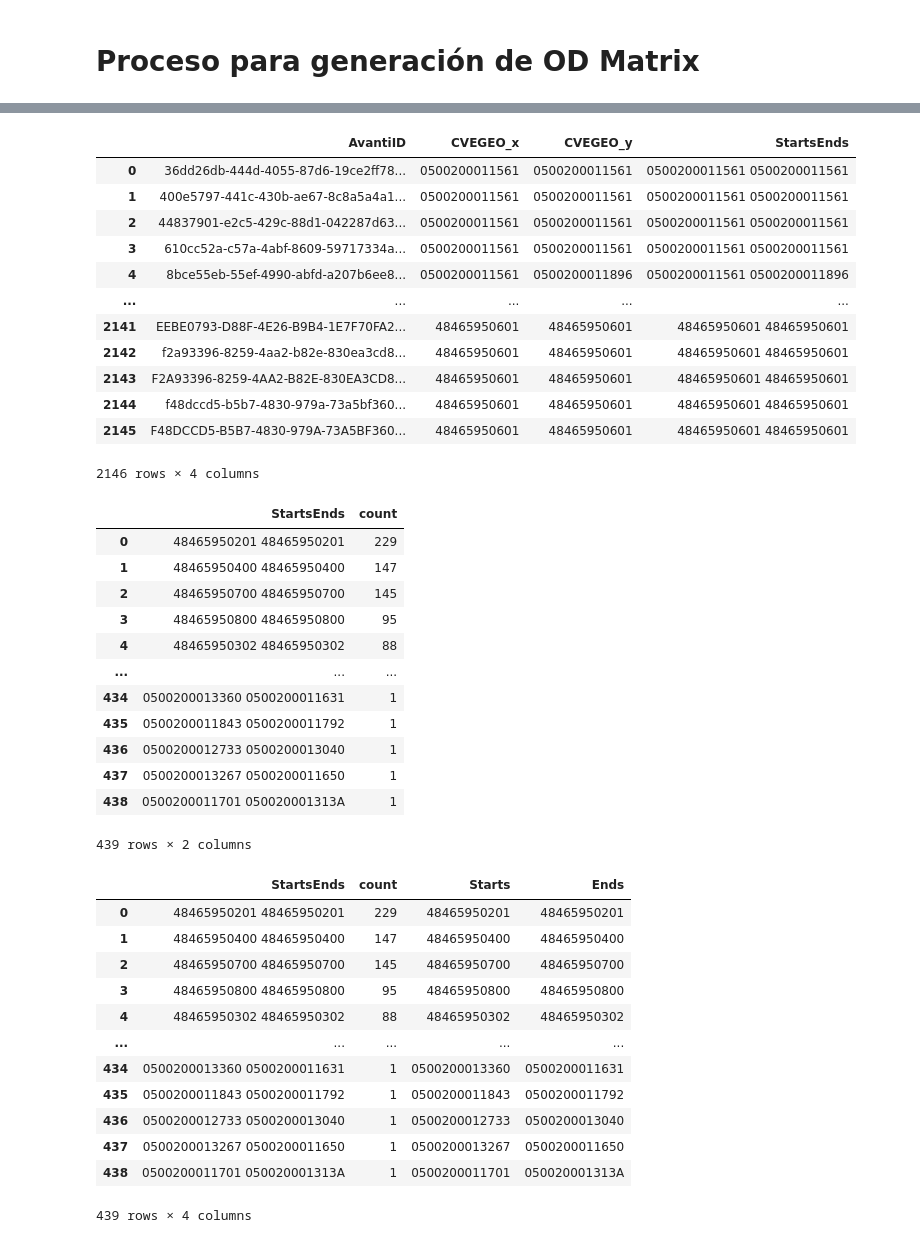
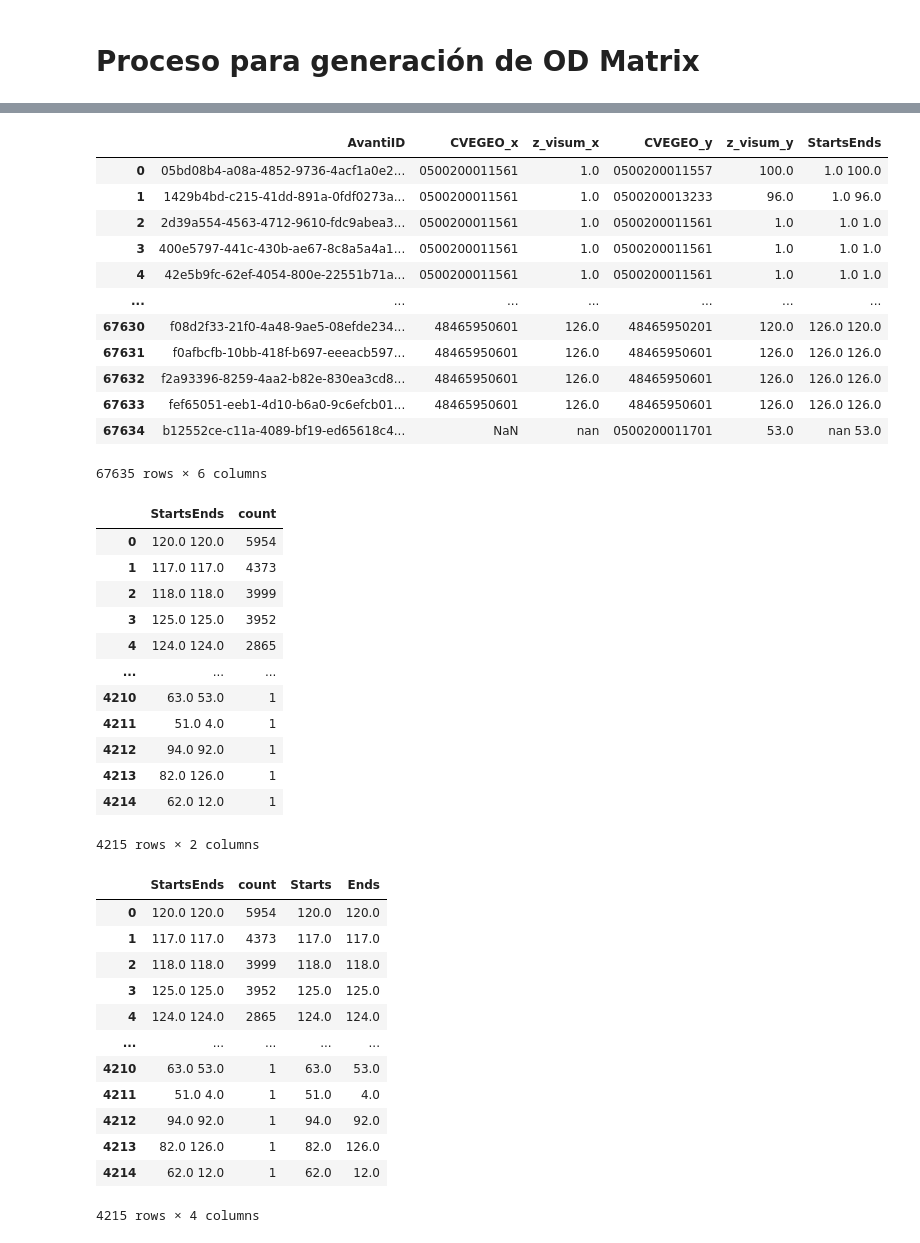
Before and after one commit to ZairaRosas/Quadrant, a Jupyter notebook: Quadrant_OD_Matrix.ipynb, the cells around one changed output, grey strips where cells are left out. Cells and saved outputs as stored; diff of their text form; code cells hidden in the pictures.

```diff
--- a/Quadrant_OD_Matrix.ipynb
+++ b/Quadrant_OD_Matrix.ipynb
@@ -4,8 +4,8 @@
 import pandas as pd
 from pandas import read_csv
 # %%
-starts = read_csv(r'F:\Quadrant\Procesos\BD\Acuña_DelRio\Quadrant_AcuñaDelRio_Starts_JoinDiv.csv')
-ends = read_csv(r'F:\Quadrant\Procesos\BD\Acuña_DelRio\Quadrant_AcuñaDelRio_Ends_JoinDiv.csv')
+starts = read_csv(r'F:\Quadrant\Procesos\BD\Acuña_DelRio\Quadrant_AcuñaDelRio_Starts_JoinDiv_completo.csv')
+ends = read_csv(r'F:\Quadrant\Procesos\BD\Acuña_DelRio\Quadrant_AcuñaDelRio_Ends_JoinDiv_completo.csv')
 # %%
 starts
 # %% [output]
@@ -75,0 +78,4 @@ starts_ends
+# %%
+starts_ends['z_visum_x'] = starts_ends['z_visum_x'].astype(str)
+starts_ends['z_visum_y'] = starts_ends['z_visum_y'].astype(str)
+starts_ends
@@ -76,54 +96,54 @@ starts_ends
 # %%
-starts_ends['StartsEnds'] = starts_ends['CVEGEO_x'] + " " + starts_ends['CVEGEO_y']
+starts_ends['StartsEnds'] = starts_ends['z_visum_x'] + " " + starts_ends['z_visum_y']
 starts_ends
 # %% [output]
-|  | AvantiID | CVEGEO_x | CVEGEO_y | StartsEnds |
-| 0 | 36dd26db-444d-4055-87d6-19ce2ff78... | 0500200011561 | 0500200011561 | 0500200011561 0500200011561 |
-| 1 | 400e5797-441c-430b-ae67-8c8a5a4a1... | 0500200011561 | 0500200011561 | 0500200011561 0500200011561 |
-| 2 | 44837901-e2c5-429c-88d1-042287d63... | 0500200011561 | 0500200011561 | 0500200011561 0500200011561 |
-| 3 | 610cc52a-c57a-4abf-8609-59717334a... | 0500200011561 | 0500200011561 | 0500200011561 0500200011561 |
-| 4 | 8bce55eb-55ef-4990-abfd-a207b6ee8... | 0500200011561 | 0500200011896 | 0500200011561 0500200011896 |
-| ... | ... | ... | ... | ... |
-| 2141 | EEBE0793-D88F-4E26-B9B4-1E7F70FA2... | 48465950601 | 48465950601 | 48465950601 48465950601 |
-| 2142 | f2a93396-8259-4aa2-b82e-830ea3cd8... | 48465950601 | 48465950601 | 48465950601 48465950601 |
-| 2143 | F2A93396-8259-4AA2-B82E-830EA3CD8... | 48465950601 | 48465950601 | 48465950601 48465950601 |
-| 2144 | f48dccd5-b5b7-4830-979a-73a5bf360... | 48465950601 | 48465950601 | 48465950601 48465950601 |
-| 2145 | F48DCCD5-B5B7-4830-979A-73A5BF360... | 48465950601 | 48465950601 | 48465950601 48465950601 |
+|  | AvantiID | CVEGEO_x | z_visum_x | CVEGEO_y | z_visum_y | StartsEnds |
+| 0 | 05bd08b4-a08a-4852-9736-4acf1a0e2... | 0500200011561 | 1.0 | 0500200011557 | 100.0 | 1.0 100.0 |
+| 1 | 1429b4bd-c215-41dd-891a-0fdf0273a... | 0500200011561 | 1.0 | 0500200013233 | 96.0 | 1.0 96.0 |
+| 2 | 2d39a554-4563-4712-9610-fdc9abea3... | 0500200011561 | 1.0 | 0500200011561 | 1.0 | 1.0 1.0 |
+| 3 | 400e5797-441c-430b-ae67-8c8a5a4a1... | 0500200011561 | 1.0 | 0500200011561 | 1.0 | 1.0 1.0 |
+| 4 | 42e5b9fc-62ef-4054-800e-22551b71a... | 0500200011561 | 1.0 | 0500200011561 | 1.0 | 1.0 1.0 |
+| ... | ... | ... | ... | ... | ... | ... |
+| 67630 | f08d2f33-21f0-4a48-9ae5-08efde234... | 48465950601 | 126.0 | 48465950201 | 120.0 | 126.0 120.0 |
+| 67631 | f0afbcfb-10bb-418f-b697-eeeacb597... | 48465950601 | 126.0 | 48465950601 | 126.0 | 126.0 126.0 |
+| 67632 | f2a93396-8259-4aa2-b82e-830ea3cd8... | 48465950601 | 126.0 | 48465950601 | 126.0 | 126.0 126.0 |
+| 67633 | fef65051-eeb1-4d10-b6a0-9c6efcb01... | 48465950601 | 126.0 | 48465950601 | 126.0 | 126.0 126.0 |
+| 67634 | b12552ce-c11a-4089-bf19-ed65618c4... | NaN | nan | 0500200011701 | 53.0 | nan 53.0 |
-2146 rows × 4 columns
+67635 rows × 6 columns
 # %%
 matrix = starts_ends.StartsEnds.value_counts().rename_axis('StartsEnds').reset_index(name='count')
 matrix
 # %% [output]
 |  | StartsEnds | count |
-| 0 | 48465950201 48465950201 | 229 |
-| 1 | 48465950400 48465950400 | 147 |
-| 2 | 48465950700 48465950700 | 145 |
-| 3 | 48465950800 48465950800 | 95 |
-| 4 | 48465950302 48465950302 | 88 |
+| 0 | 120.0 120.0 | 5954 |
+| 1 | 117.0 117.0 | 4373 |
+| 2 | 118.0 118.0 | 3999 |
+| 3 | 125.0 125.0 | 3952 |
+| 4 | 124.0 124.0 | 2865 |
 | ... | ... | ... |
-| 434 | 0500200013360 0500200011631 | 1 |
-| 435 | 0500200011843 0500200011792 | 1 |
-| 436 | 0500200012733 0500200013040 | 1 |
-| 437 | 0500200013267 0500200011650 | 1 |
-| 438 | 0500200011701 050020001313A | 1 |
+| 4210 | 63.0 53.0 | 1 |
+| 4211 | 51.0 4.0 | 1 |
+| 4212 | 94.0 92.0 | 1 |
+| 4213 | 82.0 126.0 | 1 |
+| 4214 | 62.0 12.0 | 1 |
-439 rows × 2 columns
+4215 rows × 2 columns
 # %%
 matrix[['Starts', 'Ends']] = matrix['StartsEnds'].str.split(' ',1, expand =True)
 matrix
 # %% [output]
 |  | StartsEnds | count | Starts | Ends |
-| 0 | 48465950201 48465950201 | 229 | 48465950201 | 48465950201 |
-| 1 | 48465950400 48465950400 | 147 | 48465950400 | 48465950400 |
-| 2 | 48465950700 48465950700 | 145 | 48465950700 | 48465950700 |
-| 3 | 48465950800 48465950800 | 95 | 48465950800 | 48465950800 |
-| 4 | 48465950302 48465950302 | 88 | 48465950302 | 48465950302 |
+| 0 | 120.0 120.0 | 5954 | 120.0 | 120.0 |
+| 1 | 117.0 117.0 | 4373 | 117.0 | 117.0 |
+| 2 | 118.0 118.0 | 3999 | 118.0 | 118.0 |
+| 3 | 125.0 125.0 | 3952 | 125.0 | 125.0 |
+| 4 | 124.0 124.0 | 2865 | 124.0 | 124.0 |
 | ... | ... | ... | ... | ... |
-| 434 | 0500200013360 0500200011631 | 1 | 0500200013360 | 0500200011631 |
-| 435 | 0500200011843 0500200011792 | 1 | 0500200011843 | 0500200011792 |
-| 436 | 0500200012733 0500200013040 | 1 | 0500200012733 | 0500200013040 |
-| 437 | 0500200013267 0500200011650 | 1 | 0500200013267 | 0500200011650 |
-| 438 | 0500200011701 050020001313A | 1 | 0500200011701 | 050020001313A |
+| 4210 | 63.0 53.0 | 1 | 63.0 | 53.0 |
+| 4211 | 51.0 4.0 | 1 | 51.0 | 4.0 |
+| 4212 | 94.0 92.0 | 1 | 94.0 | 92.0 |
+| 4213 | 82.0 126.0 | 1 | 82.0 | 126.0 |
+| 4214 | 62.0 12.0 | 1 | 62.0 | 12.0 |
-439 rows × 4 columns
+4215 rows × 4 columns
 # %%
 matrix['Counts'] = matrix['count']
 matrix
```
Also changed, not shown: parts of 8 cells of this notebook.
